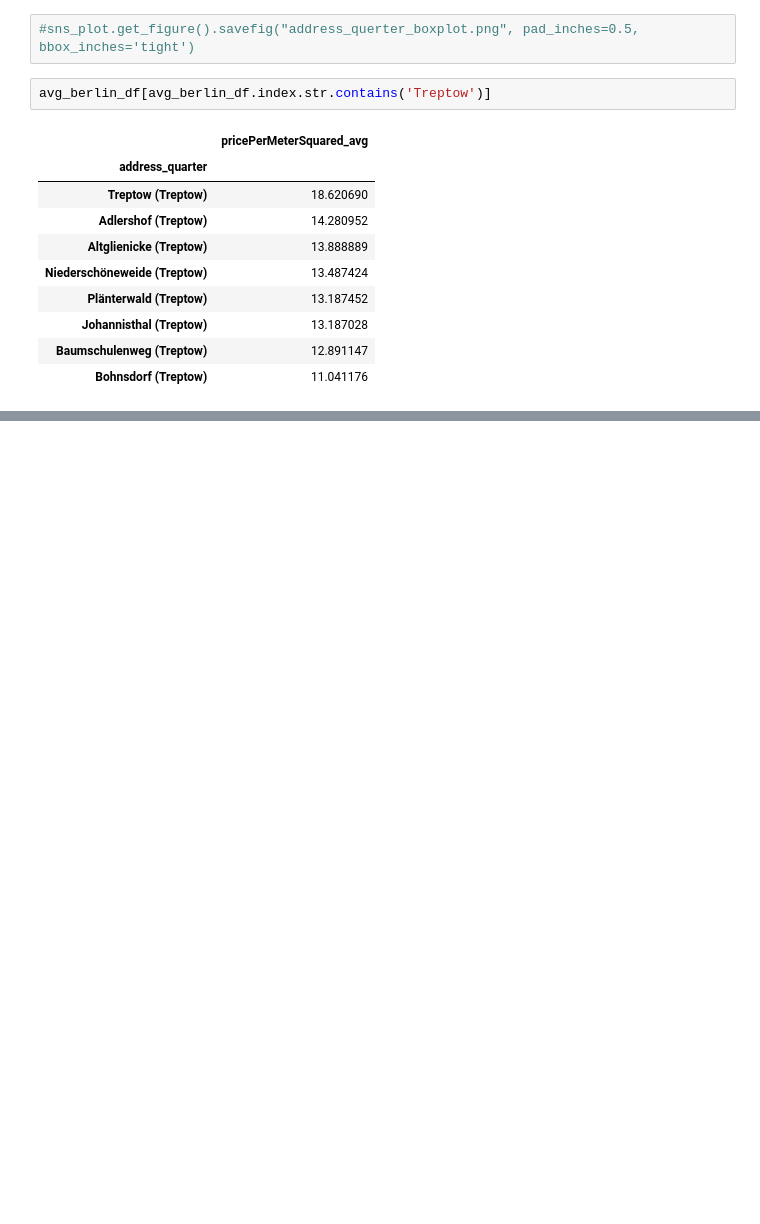
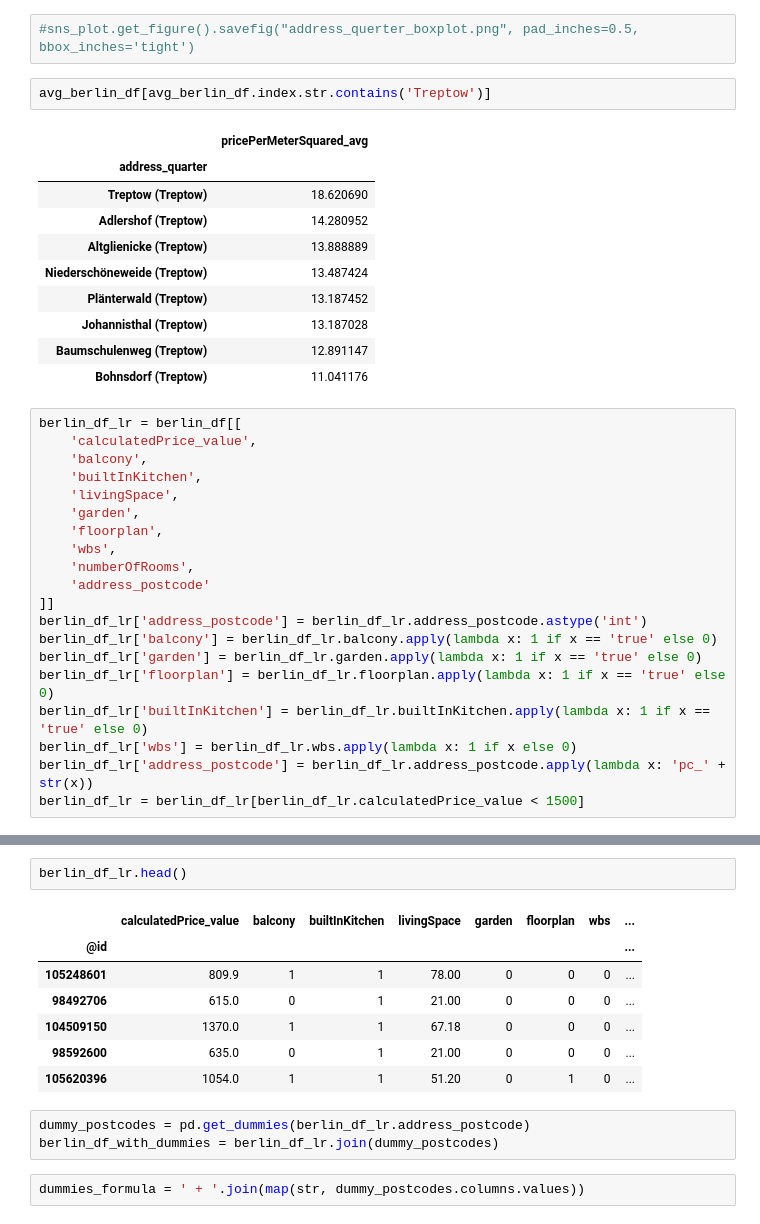
Before and after one commit to shimshir/ds, a Jupyter notebook: is24/is24analisis.ipynb, the cells around one changed output, grey strips where cells are left out. Drawn from its saved outputs; the diff is of its cells as text; blank space fills up the shorter version.

```diff
--- a/is24/is24analisis.ipynb
+++ b/is24/is24analisis.ipynb
@@ -89,3 +99,23 @@ avg_berlin_df[avg_berlin_df.index.str.contains('Treptow')]
 | Johannisthal (Treptow) | 13.187028 |
 | Baumschulenweg (Treptow) | 12.891147 |
 | Bohnsdorf (Treptow) | 11.041176 |
+# %%
+berlin_df_lr = berlin_df[[
+    'calculatedPrice_value',
+    'balcony',
+    'builtInKitchen',
+    'livingSpace',
+    'garden',
+    'floorplan',
+    'wbs',
+    'numberOfRooms',
+    'address_postcode'
+]]
+berlin_df_lr['address_postcode'] = berlin_df_lr.address_postcode.astype('int')
+berlin_df_lr['balcony'] = berlin_df_lr.balcony.apply(lambda x: 1 if x == 'true' else 0)
+berlin_df_lr['garden'] = berlin_df_lr.garden.apply(lambda x: 1 if x == 'true' else 0)
+berlin_df_lr['floorplan'] = berlin_df_lr.floorplan.apply(lambda x: 1 if x == 'true' else 0)
+berlin_df_lr['builtInKitchen'] = berlin_df_lr.builtInKitchen.apply(lambda x: 1 if x == 'true' else 0)
+berlin_df_lr['wbs'] = berlin_df_lr.wbs.apply(lambda x: 1 if x else 0)
+berlin_df_lr['address_postcode'] = berlin_df_lr.address_postcode.apply(lambda x: 'pc_' + str(x))
+berlin_df_lr = berlin_df_lr[berlin_df_lr.calculatedPrice_value < 1500]
@@ -91,0 +140,15 @@ avg_berlin_df[avg_berlin_df.index.str.contains('Treptow')]
+# %%
+berlin_df_lr.head()
+# %% [output]
+|  | calculatedPrice_value | balcony | builtInKitchen | livingSpace | garden | floorplan | wbs | ... |
+| @id |  |  |  |  |  |  |  | ... |
+| 105248601 | 809.9 | 1 | 1 | 78.00 | 0 | 0 | 0 | ... |
+| 98492706 | 615.0 | 0 | 1 | 21.00 | 0 | 0 | 0 | ... |
+| 104509150 | 1370.0 | 1 | 1 | 67.18 | 0 | 0 | 0 | ... |
+| 98592600 | 635.0 | 0 | 1 | 21.00 | 0 | 0 | 0 | ... |
+| 105620396 | 1054.0 | 1 | 1 | 51.20 | 0 | 1 | 0 | ... |
+# %%
+dummy_postcodes = pd.get_dummies(berlin_df_lr.address_postcode)
+berlin_df_with_dummies = berlin_df_lr.join(dummy_postcodes)
+# %%
+dummies_formula = ' + '.join(map(str, dummy_postcodes.columns.values))
```
Also changed, not shown: parts of 13 cells of this notebook.
